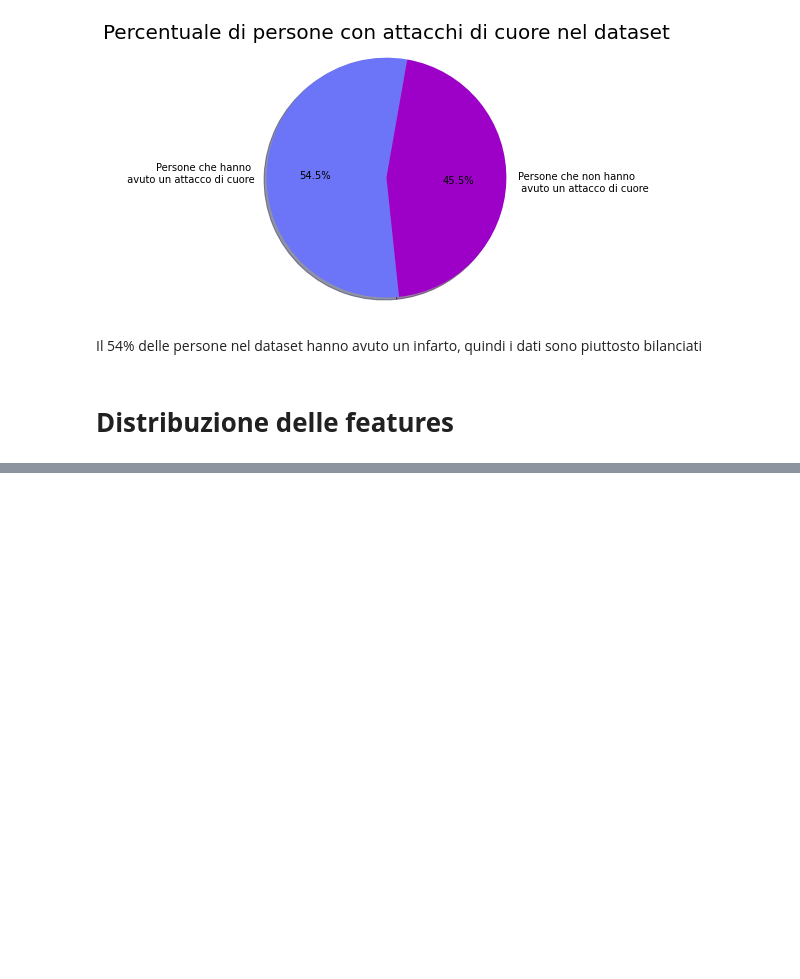
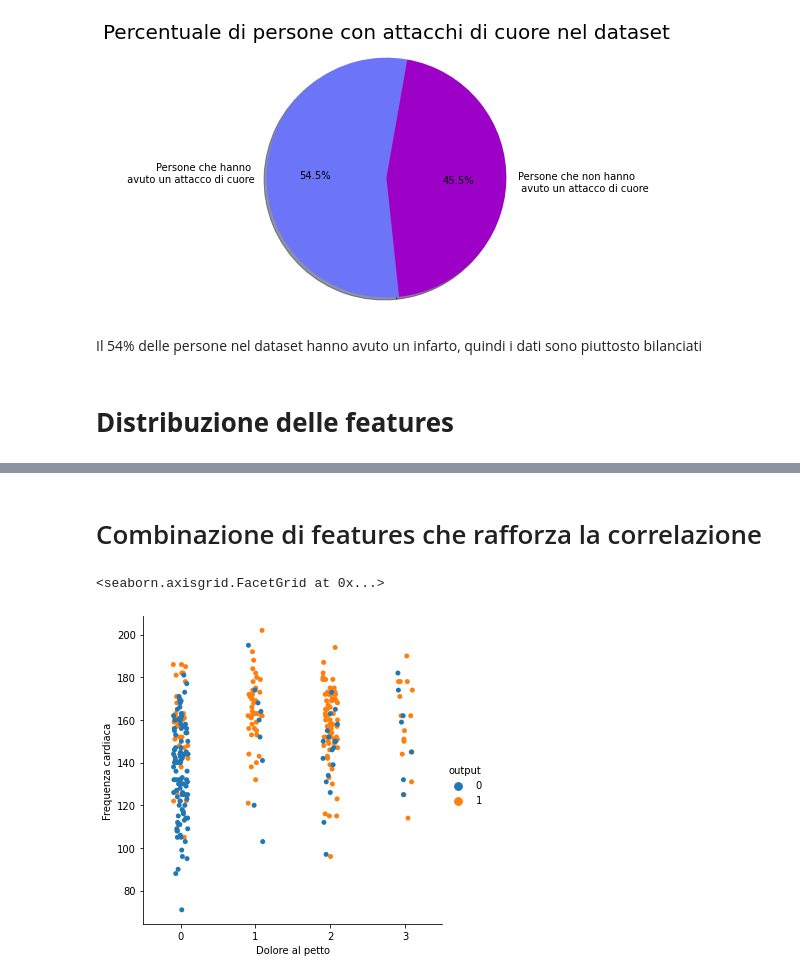
Before and after one commit to gari5/Principi-Modelli-Percezione, a Jupyter notebook: correlazione-tra-attacchi-di-cuore-e-features.ipynb, the cells around one changed output, grey strips where cells are left out. Saved outputs shown, nothing was run; the diff lists cells and outputs as text; code cells hidden in the pictures; blank space fills up the shorter version.

```diff
--- a/correlazione-tra-attacchi-di-cuore-e-features.ipynb
+++ b/correlazione-tra-attacchi-di-cuore-e-features.ipynb
@@ -250,0 +205,8 @@ plt.legend()
+# %% [markdown]
+# Combinazione di features che rafforza la correlazione
+# %%
+fig = sns.catplot(x="cp", y="thalachh",hue='output', data=data)
+fig.set_axis_labels('Dolore al petto','Frequenza cardiaca')
+# %% [output]
+<seaborn.axisgrid.FacetGrid at 0x...>
+[figure, added]
```
Also changed, not shown: parts of 13 cells of this notebook.
